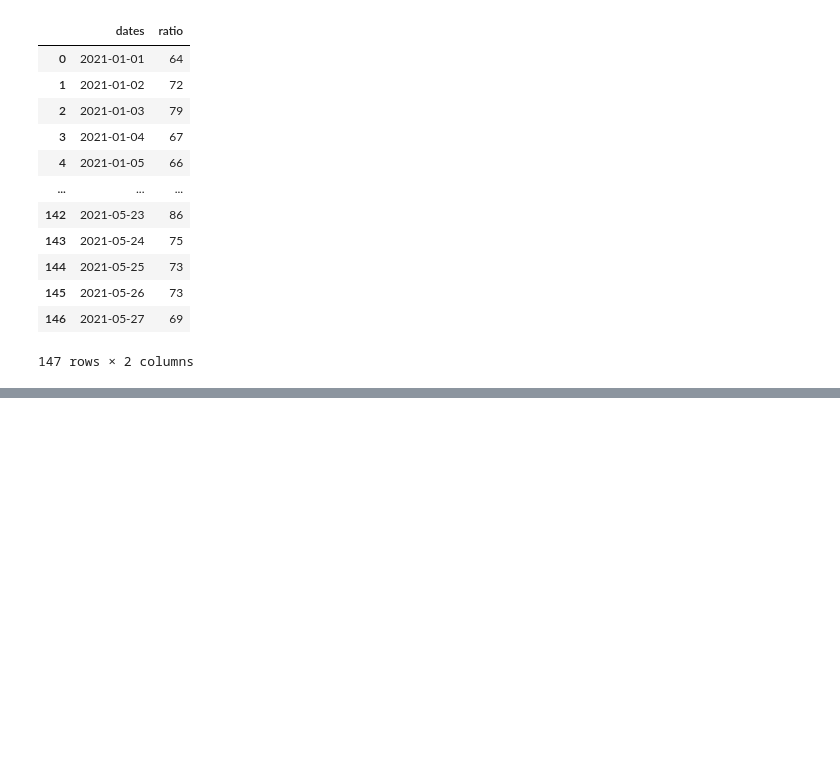
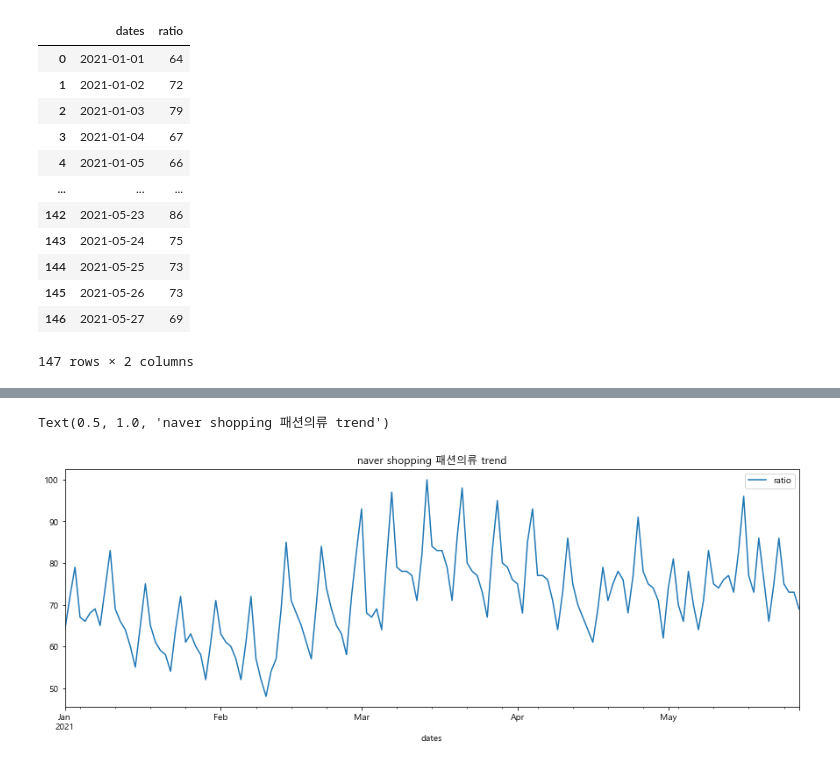
Before and after one commit to ttobaegi/DataEngineering, a Jupyter notebook: 2_ETL_AWS/AWS_파이프라인구축.ipynb, the cells around one changed output, grey strips where cells are left out. Cells and saved outputs as stored; diff of their text form; code cells hidden in the pictures; blank space fills up the shorter version.

```diff
--- a/2_ETL_AWS/AWS_파이프라인구축.ipynb
+++ b/2_ETL_AWS/AWS_파이프라인구축.ipynb
@@ -3,6 +3,9 @@
 # %%
 import pandas as pd
 import numpy as np
+import matplotlib.pyplot as plt
+%matplotlib inline
+plt.rcParams['font.family'] = 'Malgun Gothic'  # (Windows 용) 한글 출력을 위한 글꼴 설정
 
 import os
 import sys
@@ -140,6 +139,13 @@ conn.commit()
 conn.close()
 # %% [markdown]
 ## from mysql to dataframe
+# %%
+host=' '
+user=' '
+passwd=' '
+db=' '
+client_id = ' '
+client_secret= ' '
 # %%
 def get_data(host, user, db, passwd):
     try:
@@ -161,10 +167,11 @@ def get_data(host, user, db, passwd):
     df = pd.DataFrame(result)
     return df
 # %%
-get_data(host=' ',
-user=' ' ,
-passwd=' ',
-db=' ')
+df_shopping_trend= get_data(host=host,
+user=user,
+passwd=passwd,
+db=db)
+df_shopping_trend
 # %% [output]
 |  | dates | ratio |
 | 0 | 2021-01-01 | 64 |
@@ -181,0 +201,6 @@ db=' ')
+# %%
+df_shopping_trend.plot.line(x='dates', y='ratio', figsize=(15,5))
+plt.title('naver shopping 패션의류 trend')
+# %% [output]
+Text(0.5, 1.0, 'naver shopping 패션의류 trend')
+[figure, added]
```
Also changed, not shown: parts of 2 cells of this notebook.
